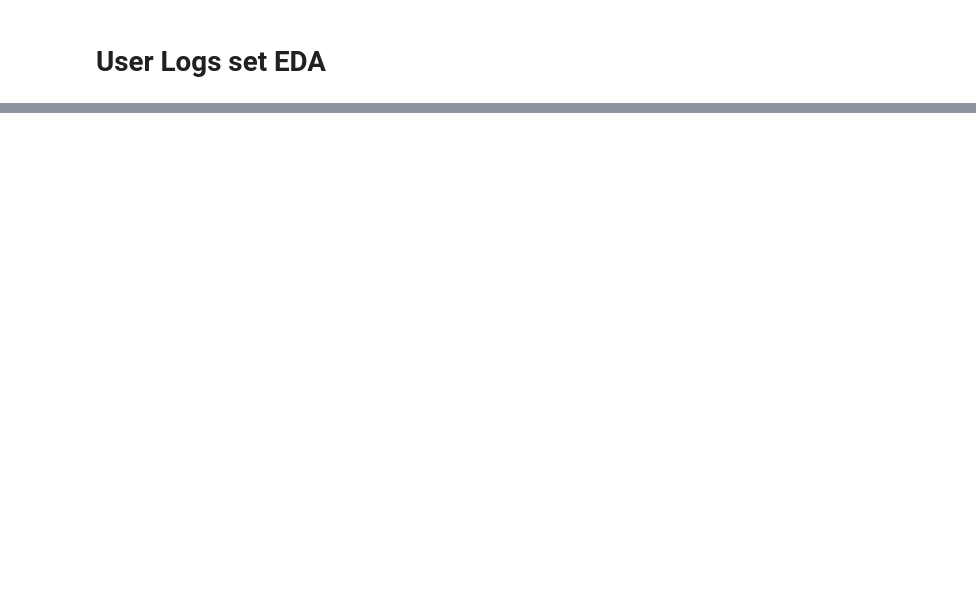
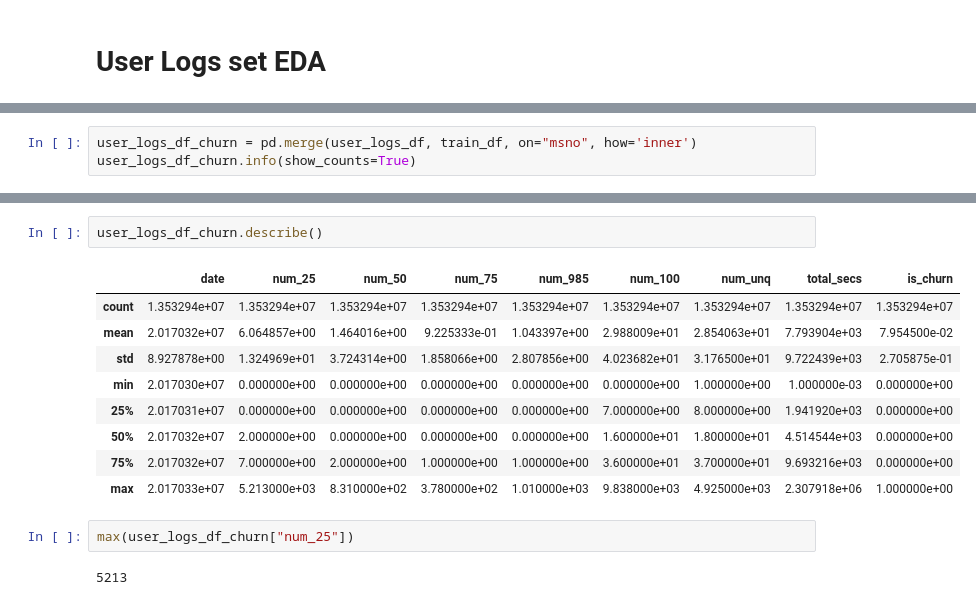
Before and after one commit to JamieVo890/KKBOX-Churn-Prediction, a Jupyter notebook: Notebooks/EDA.ipynb, the cells around one changed output, grey strips where cells are left out. Drawn from its saved outputs; the diff is of its cells as text; blank space fills up the shorter version.

```diff
--- a/Notebooks/EDA.ipynb
+++ b/Notebooks/EDA.ipynb
@@ -383,0 +372,3 @@ plt.show()
+# %%
+user_logs_df_churn = pd.merge(user_logs_df, train_df, on="msno", how='inner')
+user_logs_df_churn.info(show_counts=True)
@@ -383,0 +393,16 @@ plt.show()
+# %%
+user_logs_df_churn.describe()
+# %% [output]
+|  | date | num_25 | num_50 | num_75 | num_985 | num_100 | num_unq | total_secs | is_churn |
+| count | 1.353294e+07 | 1.353294e+07 | 1.353294e+07 | 1.353294e+07 | 1.353294e+07 | 1.353294e+07 | 1.353294e+07 | 1.353294e+07 | 1.353294e+07 |
+| mean | 2.017032e+07 | 6.064857e+00 | 1.464016e+00 | 9.225333e-01 | 1.043397e+00 | 2.988009e+01 | 2.854063e+01 | 7.793904e+03 | 7.954500e-02 |
+| std | 8.927878e+00 | 1.324969e+01 | 3.724314e+00 | 1.858066e+00 | 2.807856e+00 | 4.023682e+01 | 3.176500e+01 | 9.722439e+03 | 2.705875e-01 |
+| min | 2.017030e+07 | 0.000000e+00 | 0.000000e+00 | 0.000000e+00 | 0.000000e+00 | 0.000000e+00 | 1.000000e+00 | 1.000000e-03 | 0.000000e+00 |
+| 25% | 2.017031e+07 | 0.000000e+00 | 0.000000e+00 | 0.000000e+00 | 0.000000e+00 | 7.000000e+00 | 8.000000e+00 | 1.941920e+03 | 0.000000e+00 |
+| 50% | 2.017032e+07 | 2.000000e+00 | 0.000000e+00 | 0.000000e+00 | 0.000000e+00 | 1.600000e+01 | 1.800000e+01 | 4.514544e+03 | 0.000000e+00 |
+| 75% | 2.017032e+07 | 7.000000e+00 | 2.000000e+00 | 1.000000e+00 | 1.000000e+00 | 3.600000e+01 | 3.700000e+01 | 9.693216e+03 | 0.000000e+00 |
+| max | 2.017033e+07 | 5.213000e+03 | 8.310000e+02 | 3.780000e+02 | 1.010000e+03 | 9.838000e+03 | 4.925000e+03 | 2.307918e+06 | 1.000000e+00 |
+# %%
+max(user_logs_df_churn["num_25"])
+# %% [output]
+5213
```
Also changed, not shown: parts of 8 cells of this notebook.
